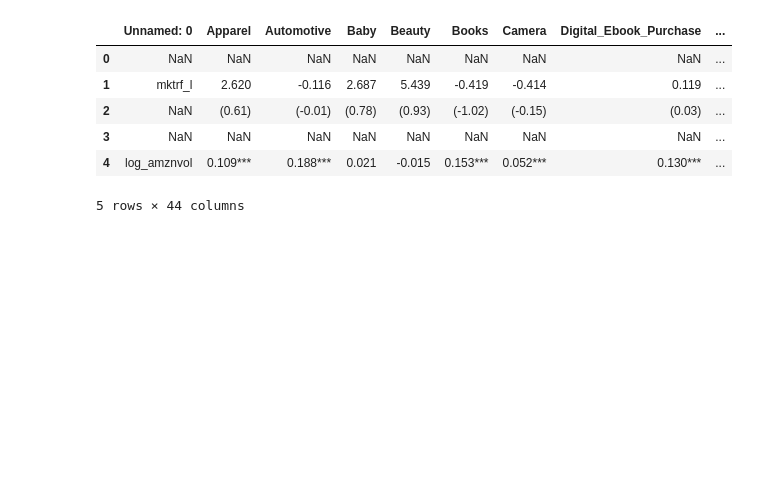
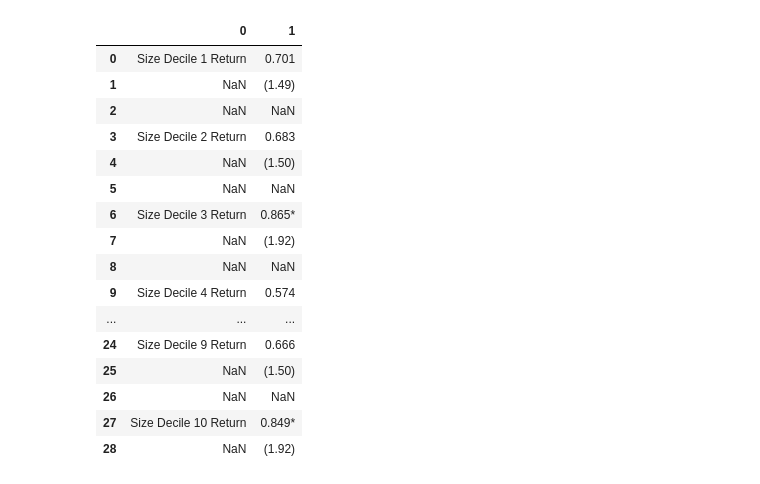
Before and after one commit to yuanchenGH/job_market_insights, a Jupyter notebook: heatmap.ipynb, the cells around one changed output. Saved outputs shown, nothing was run; the diff lists cells and outputs as text; code cells hidden in the pictures; blank space fills up the shorter version.

```diff
--- a/heatmap.ipynb
+++ b/heatmap.ipynb
@@ -4,14 +4,24 @@ import numpy as np
 import seaborn as sns
 import matplotlib.pyplot as plt
 # %%
-df = pd.read_excel('product_category_results_pooled.xlsx', header=2)
-df.head()
+df = pd.read_excel('Regression Results.xlsx', header=None)
+df
 # %% [output]
-|  | Unnamed: 0 | Apparel | Automotive | Baby | Beauty | Books | Camera | Digital_Ebook_Purchase | ... |
-| 0 | NaN | NaN | NaN | NaN | NaN | NaN | NaN | NaN | ... |
-| 1 | mktrf_l | 2.620 | -0.116 | 2.687 | 5.439 | -0.419 | -0.414 | 0.119 | ... |
-| 2 | NaN | (0.61) | (-0.01) | (0.78) | (0.93) | (-1.02) | (-0.15) | (0.03) | ... |
-| 3 | NaN | NaN | NaN | NaN | NaN | NaN | NaN | NaN | ... |
-| 4 | log_amznvol | 0.109*** | 0.188*** | 0.021 | -0.015 | 0.153*** | 0.052*** | 0.130*** | ... |
+|  | 0 | 1 |
+| 0 | Size Decile 1 Return | 0.701 |
+| 1 | NaN | (1.49) |
+| 2 | NaN | NaN |
+| 3 | Size Decile 2 Return | 0.683 |
+| 4 | NaN | (1.50) |
+| 5 | NaN | NaN |
+| 6 | Size Decile 3 Return | 0.865* |
+| 7 | NaN | (1.92) |
+| 8 | NaN | NaN |
+| 9 | Size Decile 4 Return | 0.574 |
+| ... | ... | ... |
+| 24 | Size Decile 9 Return | 0.666 |
+| 25 | NaN | (1.50) |
+| 26 | NaN | NaN |
+| 27 | Size Decile 10 Return | 0.849* |
+| 28 | NaN | (1.92) |
-5 rows × 44 columns
 # %%
```
Also changed, not shown: parts of 10 cells of this notebook, 14 other files.
